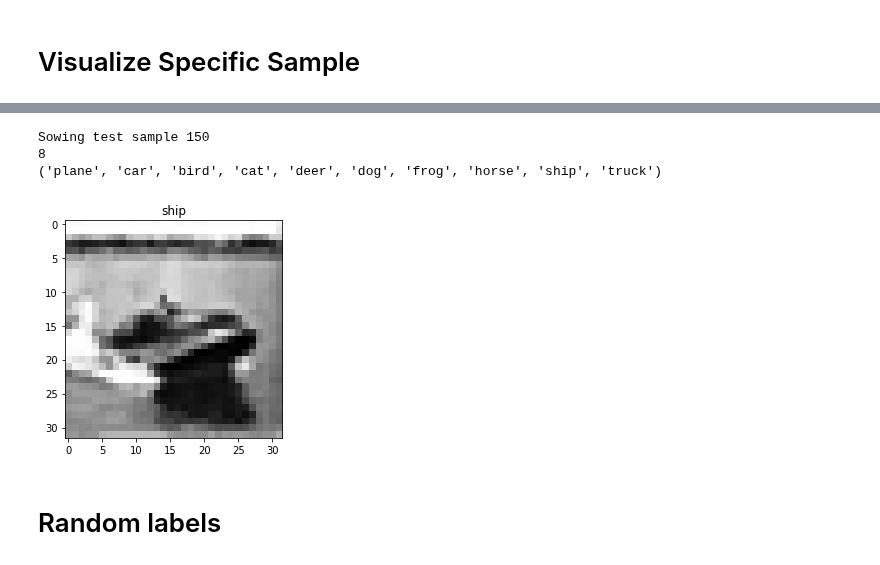
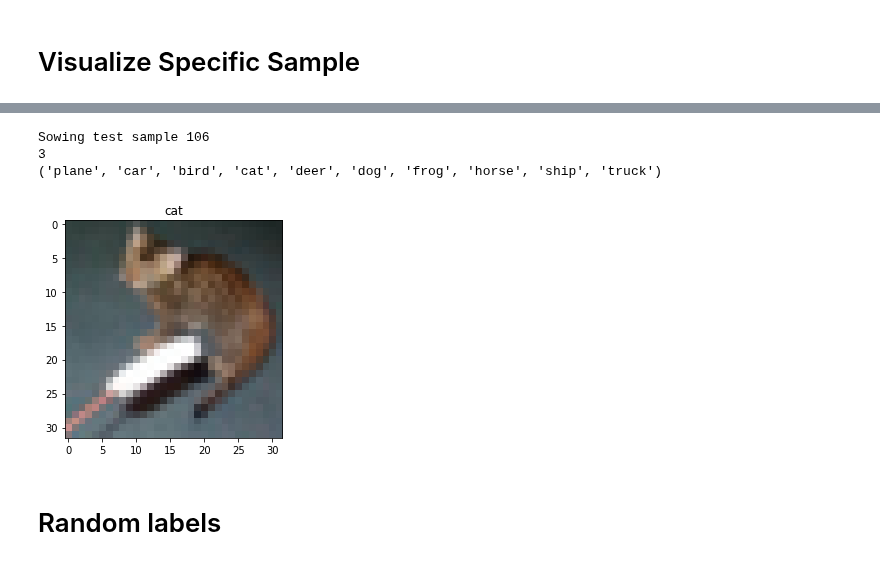
Before and after one commit to kobybibas/deep_pnml_experiments, a Jupyter notebook: src/analyze_results.ipynb, the cells around one changed output, grey strips where cells are left out. Saved outputs shown, nothing was run; the diff lists cells and outputs as text; code cells hidden in the pictures.

```diff
--- a/src/analyze_results.ipynb
+++ b/src/analyze_results.ipynb
@@ -366,18 +367,18 @@ Loss: 0.000001, [true predicted]=[8.000000 8.000000], [ship ship]
 # %%
 # Show Sample
-idx = 150
+idx = 106
 print('Sowing test sample %d' % idx)
 data = testloader.dataset.test_data[idx]
 label = testloader.dataset.test_labels[idx]
 plt.imshow(data)
 plt.title(classes[label])
 print(label)
 print(classes)
 # %% [output]
-Sowing test sample 150
-8
+Sowing test sample 106
+3
 ('plane', 'car', 'bird', 'cat', 'deer', 'dog', 'frog', 'horse', 'ship', 'truck')
-[figure, old version]
+[figure, new version]
 # %% [markdown]
 # Random labels
 # %%
```
Also changed, not shown: parts of 27 cells of this notebook, 10 other files.
